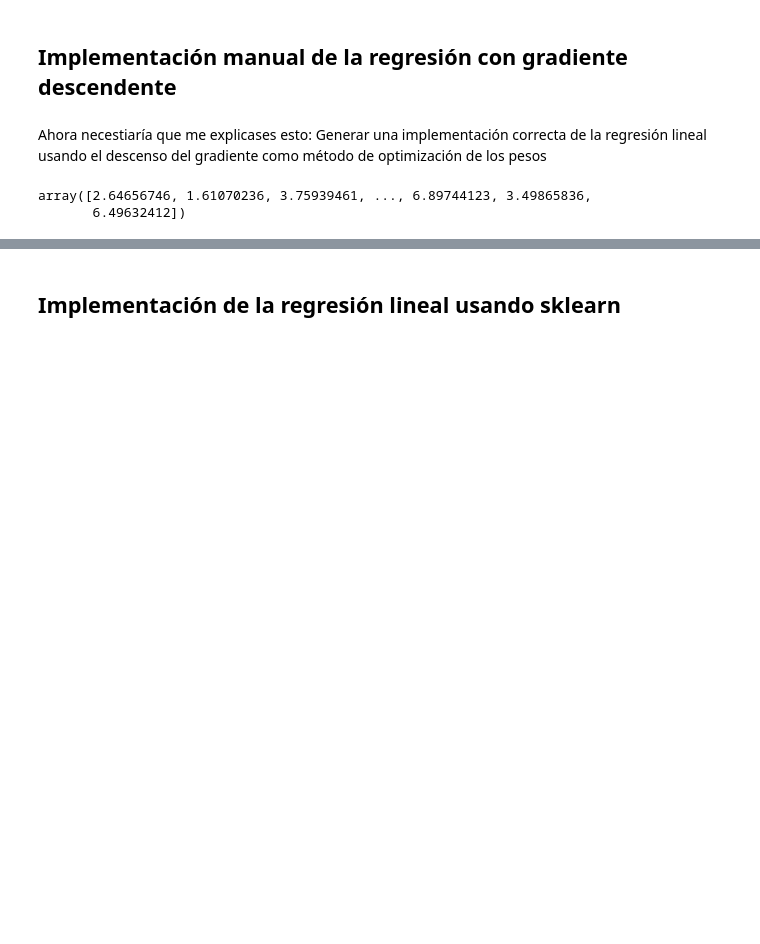
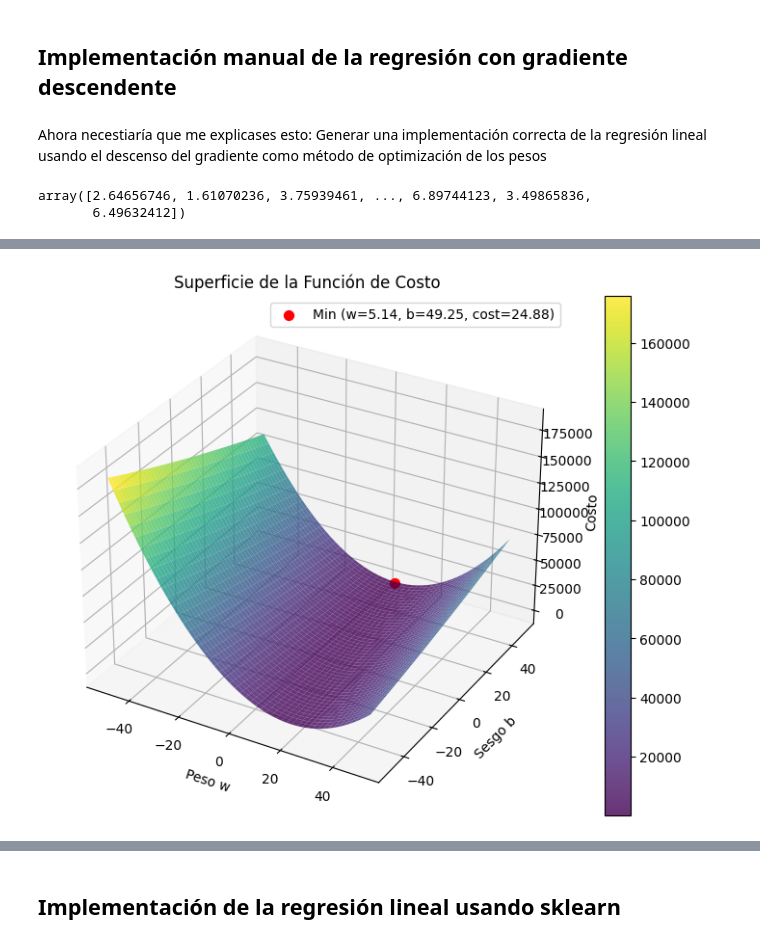
Before and after one commit to hugofmr/EDEM_MDA2324, a Jupyter notebook: Alumnos/ES/Josan_Rodrigo_Cortes/Machine_learning/EntregablesHechos/02_LinearRegressionImplementation (2).ipynb, the cells around one changed output, grey strips where cells are left out. Cells and saved outputs as stored; diff of their text form; code cells hidden in the pictures; blank space fills up the shorter version.

```diff
--- a/Alumnos/ES/Josan_Rodrigo_Cortes/Machine_learning/EntregablesHechos/02_LinearRegressionImplementation (2).ipynb
+++ b/Alumnos/ES/Josan_Rodrigo_Cortes/Machine_learning/EntregablesHechos/02_LinearRegressionImplementation (2).ipynb
@@ -154,3 +176,51 @@ plt.show()
+# %%
+import numpy as np
+import matplotlib.pyplot as plt
+from mpl_toolkits.mplot3d import Axes3D
+
+# Definir los rangos para w y b
+w_range = np.linspace(-50, 50, 400)
+b_range = np.linspace(-50, 50, 400)
+
+# Crear una malla de valores
+W, B = np.meshgrid(w_range, b_range)
+
+# Calcular el costo para cada combinación de w y b
+Costs = np.zeros(W.shape)
+for i in range(W.shape[0]):
+    for j in range(W.shape[1]):
+        y_pred = X_train * W[i, j] + B[i, j]  # Asegúrate de que X_train y y_train estén definidos
+        Costs[i, j] = cost_function(y_train, y_pred)  # Asegúrate de que cost_function esté definida correctamente
+
+# Encontrar el índice del valor mínimo en la matriz de costos
+min_idx = np.unravel_index(np.argmin(Costs), Costs.shape)
+w_min = W[min_idx]
+b_min = B[min_idx]
+cost_min = Costs[min_idx]
+
+# Crear el gráfico 3D
+fig = plt.figure(figsize=(10, 7))
+ax = fig.add_subplot(111, projection='3d')
+surf = ax.plot_surface(W, B, Costs, cmap='viridis', alpha=0.8)  # Usamos transparencia para visualizar mejor
+
+# Marcador para el mínimo
+ax.scatter(w_min, b_min, cost_min, color='r', s=50, label=f'Min (w={w_min:.2f}, b={b_min:.2f}, cost={cost_min:.2f})')
+
+# Añadir etiquetas y título
+ax.set_xlabel('Peso w')
+ax.set_ylabel('Sesgo b')
+ax.set_zlabel('Costo')
+ax.set_title('Superficie de la Función de Costo')
+
+# Añadir una barra de color para la escala de costo
+fig.colorbar(surf)
+
+# Leyenda
+ax.legend()
+
+plt.show()
+# %% [output]
+[figure, added]
 # %%
 # Realizar predicciones en test
 y_pred =(X_test* w) + b
```
Also changed, not shown: parts of 11 cells of this notebook, 14 other files.
